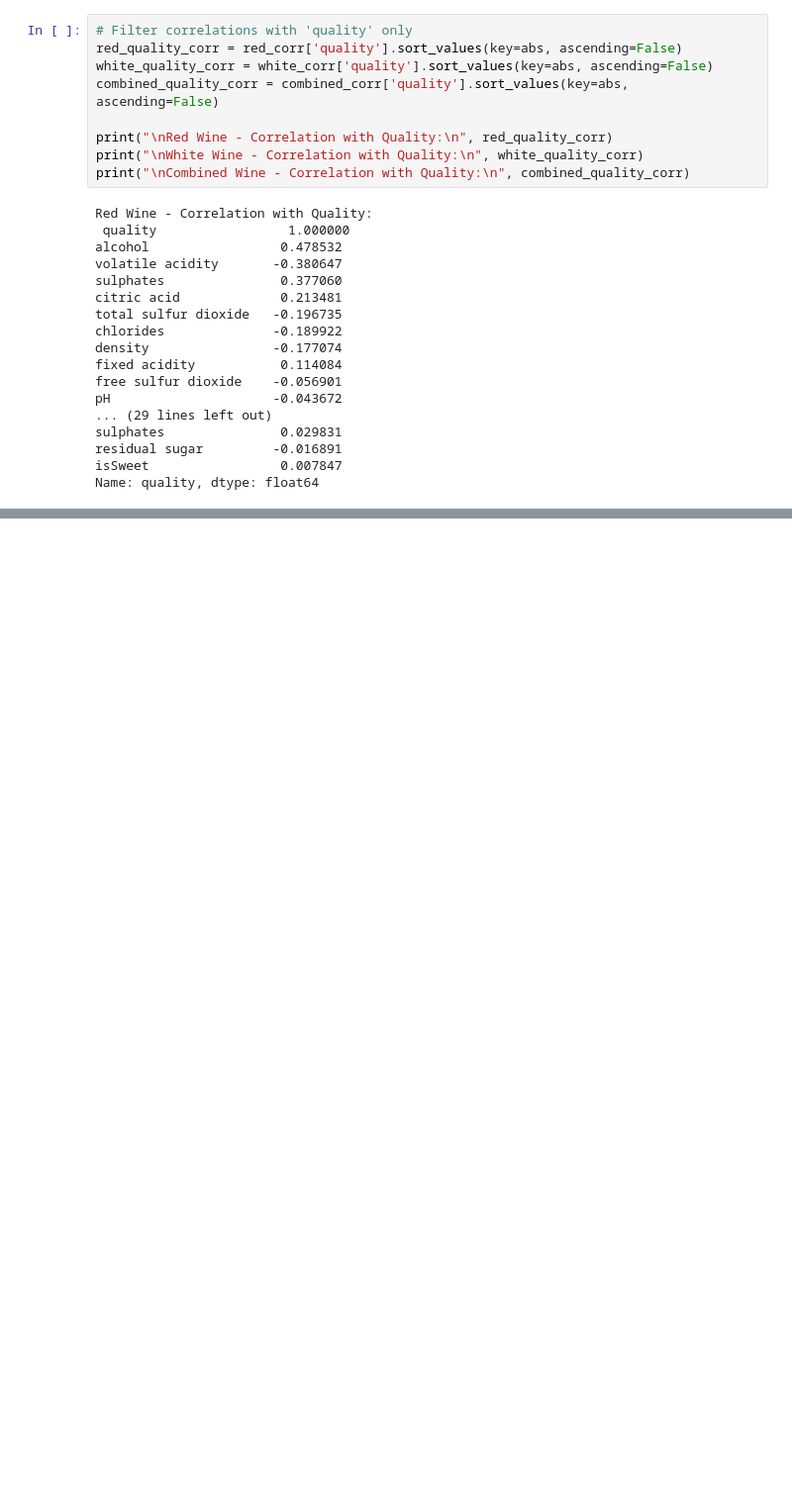
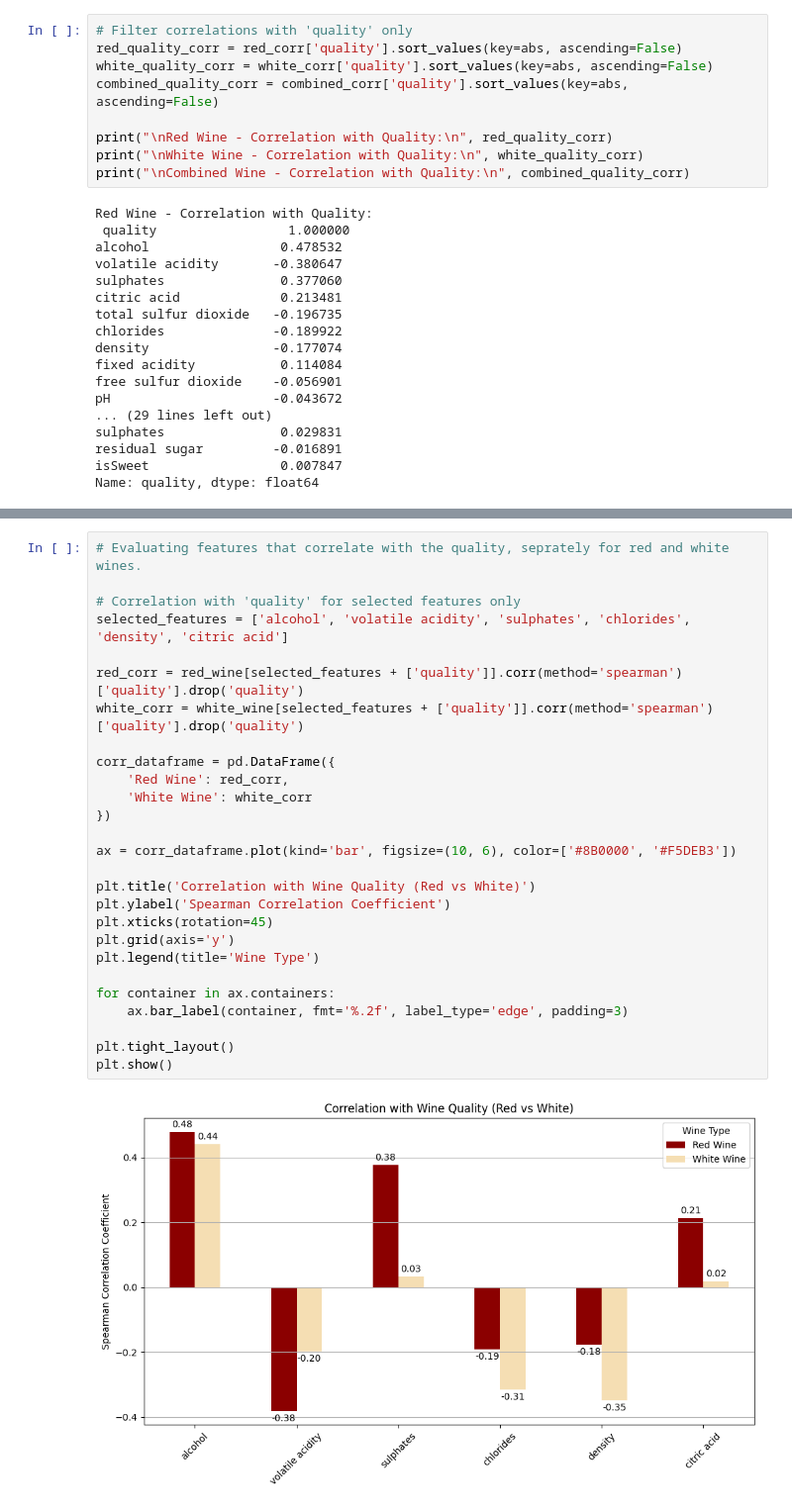
Before and after one commit to SamraatJain9/CSC2034_Project_Data, a Jupyter notebook: main.ipynb, the cells around one changed output, grey strips where cells are left out. Shown at 99% size. Drawn from its saved outputs; the diff is of its cells as text; blank space fills up the shorter version.

Commit message:
Feature Selection for Wine Quality

```diff
--- a/main.ipynb
+++ b/main.ipynb
@@ -611,0 +668,29 @@ This analysis supports informed feature selection for the next phase of machine
+# %%
+# Evaluating features that correlate with the quality, seprately for red and white wines.
+
+# Correlation with 'quality' for selected features only
+selected_features = ['alcohol', 'volatile acidity', 'sulphates', 'chlorides', 'density', 'citric acid']
+
+red_corr = red_wine[selected_features + ['quality']].corr(method='spearman')['quality'].drop('quality')
+white_corr = white_wine[selected_features + ['quality']].corr(method='spearman')['quality'].drop('quality')
+
+corr_dataframe = pd.DataFrame({
+    'Red Wine': red_corr,
+    'White Wine': white_corr
+})
+
+ax = corr_dataframe.plot(kind='bar', figsize=(10, 6), color=['#8B0000', '#F5DEB3'])
+
+plt.title('Correlation with Wine Quality (Red vs White)')
+plt.ylabel('Spearman Correlation Coefficient')
+plt.xticks(rotation=45)
+plt.grid(axis='y')
+plt.legend(title='Wine Type')
+
+for container in ax.containers:
+    ax.bar_label(container, fmt='%.2f', label_type='edge', padding=3)
+
+plt.tight_layout()
+plt.show()
+# %% [output]
+[figure, added]
```
Also changed, not shown: parts of 2 cells of this notebook.
